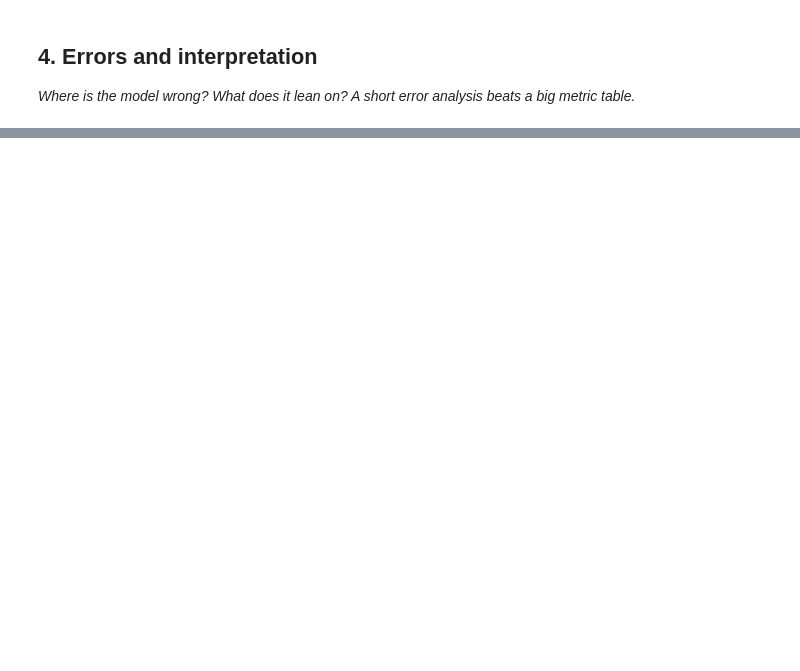
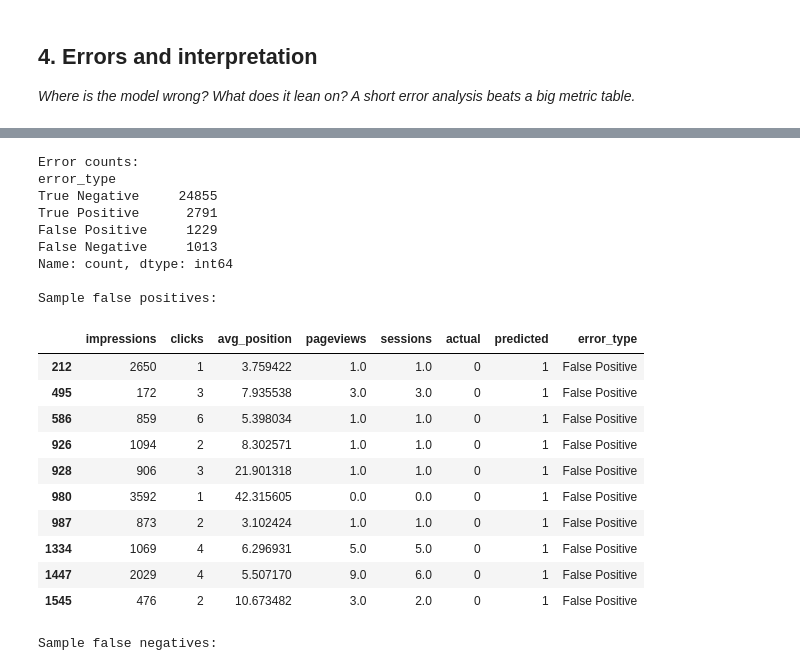
Before and after one commit to faisal-0065/flyrank-ml-internship, a Jupyter notebook: work/notebooks/w05_model.ipynb, the cells around one changed output, grey strips where cells are left out. Drawn from its saved outputs; the diff is of its cells as text; code cells hidden in the pictures; blank space fills up the shorter version.

Commit message:
Complete ML-08 Capstone Modeling lane

```diff
--- a/work/notebooks/w05_model.ipynb
+++ b/work/notebooks/w05_model.ipynb
@@ -15,0 +17,6 @@ This skeleton is yours to fill. Work the sections **in order** — each one has
+# %%
+from google.colab import userdata
+
+HF_TOKEN = userdata.get("HF_TOKEN")
+
+print("HF token loaded:", HF_TOKEN is not None)
@@ -29,0 +280,11 @@ This skeleton is yours to fill. Work the sections **in order** — each one has
+# %%
+train_model = content_df[
+    content_df["report_date"] < "2026-03-25"
+].copy()
+
+test_model = content_df[
+    content_df["report_date"] >= "2026-03-25"
+].copy()
+
+print("Training rows:", len(train_model))
+print("Testing rows:", len(test_model))
@@ -46,0 +636,62 @@ Before you submit, confirm each line honestly:
+# %%
+# Create an error analysis table
+
+error_analysis = X_test.copy()
+
+error_analysis["actual"] = y_test.values
+error_analysis["predicted"] = y_pred
+
+error_analysis["error_type"] = np.select(
+    [
+        (error_analysis["actual"] == 1) & (error_analysis["predicted"] == 1),
+        (error_analysis["actual"] == 0) & (error_analysis["predicted"] == 0),
+        (error_analysis["actual"] == 0) & (error_analysis["predicted"] == 1),
+        (error_analysis["actual"] == 1) & (error_analysis["predicted"] == 0)
+    ],
+    [
+        "True Positive",
+        "True Negative",
+        "False Positive",
+        "False Negative"
+    ],
+    default="Unknown"
+)
+
+print("Error counts:")
+print(error_analysis["error_type"].value_counts())
+
+print("\nSample false positives:")
+display(
+    error_analysis[
+        error_analysis["error_type"] == "False Positive"
+    ].head(10)
+)
+
+print("\nSample false negatives:")
+display(
+    error_analysis[
+        error_analysis["error_type"] == "False Negative"
+    ].head(10)
+)
+# %% [output]
+Error counts:
+error_type
+True Negative     24855
+True Positive      2791
+False Positive     1229
+False Negative     1013
+Name: count, dtype: int64
+
+Sample false positives:
+|  | impressions | clicks | avg_position | pageviews | sessions | actual | predicted | error_type |
+| 212 | 2650 | 1 | 3.759422 | 1.0 | 1.0 | 0 | 1 | False Positive |
+| 495 | 172 | 3 | 7.935538 | 3.0 | 3.0 | 0 | 1 | False Positive |
+| 586 | 859 | 6 | 5.398034 | 1.0 | 1.0 | 0 | 1 | False Positive |
+| 926 | 1094 | 2 | 8.302571 | 1.0 | 1.0 | 0 | 1 | False Positive |
+| 928 | 906 | 3 | 21.901318 | 1.0 | 1.0 | 0 | 1 | False Positive |
+| 980 | 3592 | 1 | 42.315605 | 0.0 | 0.0 | 0 | 1 | False Positive |
+| 987 | 873 | 2 | 3.102424 | 1.0 | 1.0 | 0 | 1 | False Positive |
+| 1334 | 1069 | 4 | 6.296931 | 5.0 | 5.0 | 0 | 1 | False Positive |
+| 1447 | 2029 | 4 | 5.507170 | 9.0 | 6.0 | 0 | 1 | False Positive |
+| 1545 | 476 | 2 | 10.673482 | 3.0 | 2.0 | 0 | 1 | False Positive |
+Sample false negatives:
```
Also changed, not shown: parts of 35 cells of this notebook.
